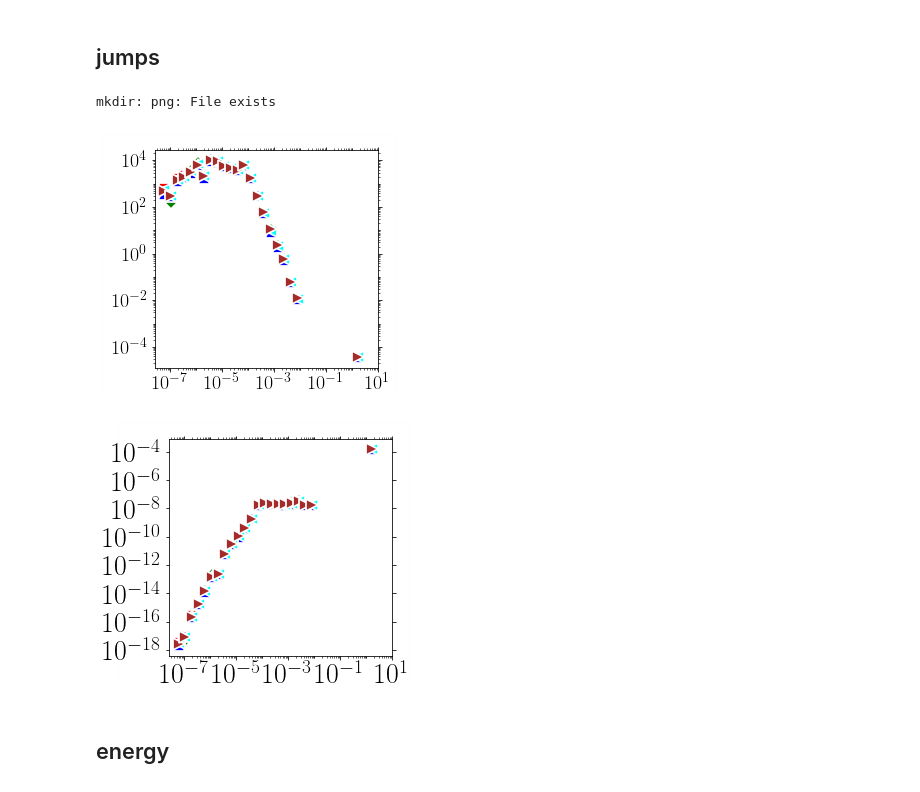
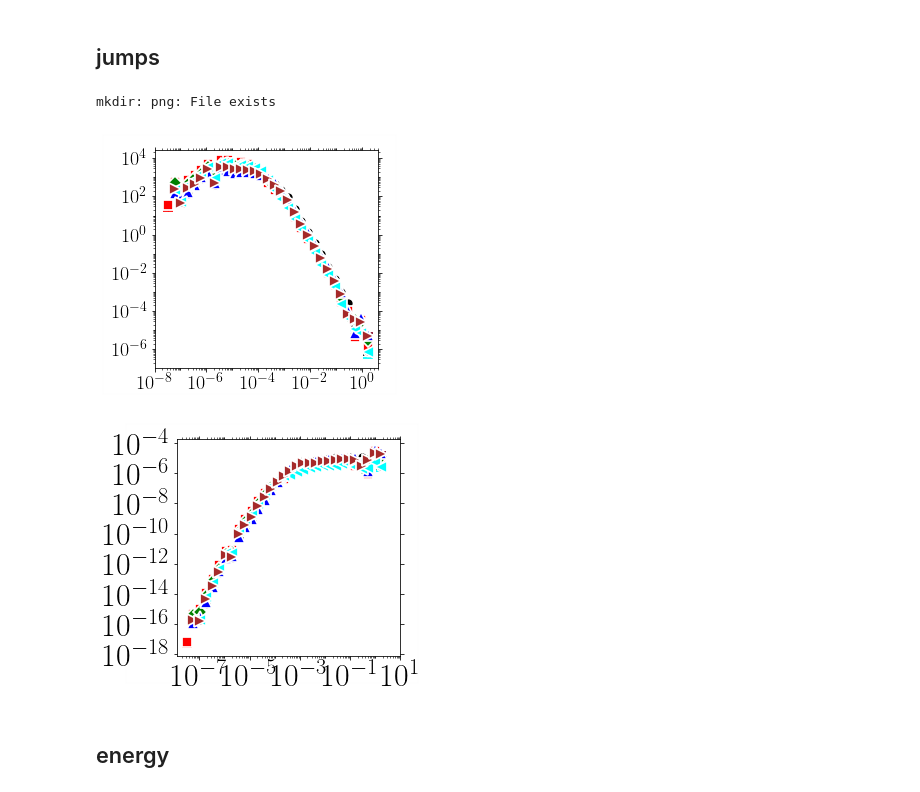
Before and after one commit to kkarimi62/vacancyDiffusion, a Jupyter notebook: postproc/postproc.ipynb, the cells around one changed output. Saved outputs shown, nothing was run; the diff lists cells and outputs as text; code cells hidden in the pictures.

```diff
--- a/postproc/postproc.ipynb
+++ b/postproc/postproc.ipynb
@@ -1268,12 +1284,18 @@ class JumpStats(Temperature):
             hist = data[:,1]
             bin_edges = data[:,0]
             err = data[:,2]
+
+            #--- remove count == 1
+            filtr = err == hist
+            hist = hist[~filtr]
+            bin_edges = bin_edges[~filtr]
+            err = err[~filtr]
             if scale:
-                alpha = 2.8 #2.4
+                alpha = 2.5 #2.8 #2.4
                 hist *= bin_edges ** alpha
                 err  *= bin_edges ** alpha
         #--- plot
-            temp= [1000,1200,1400,1600,1800,2000][indx]
+#            temp= [1000,1200,1400,1600,1800,2000][indx]
             utl.PltErr(bin_edges,hist,
                           yerr=err,
                    attrs=symbols.GetAttrs(count=indx%7,label=r'$%s$'%temp,fmt='.'),
@@ -1285,8 +1307,7 @@ class JumpStats(Temperature):
                    None,
                    ax=self.ax,
                    Plot=False,
-
-#                    legend=legends.Get(),
+#                     legend=legends.Get(),
                    DrawFrame=DRAW_FRAME,
                    **kwargs
                   )
@@ -1298,43 +1319,43 @@ if not eval(confParser['flags']['RemoteMachine']):
     stats = JumpStats(
 #        [1000,1200,1400,1600,1800,2000],
         [1000,1200,1400,1600,1800,2000],
 #        np.arange(1000,1440,80),
         1,
 #        verbose=True
                      )
-#    stats.Parse( list(map(lambda x:'CantorNatom16KTemp%sKEnsemble8/Run%s/msd/event_jumps.txt'%(x[0],x[1]),
-    stats.Parse( list(map(lambda x:'NiNatom16KTemp%sK/Run%s/msd/event_jumps.txt'%(x[0],x[1]),
+    stats.Parse( list(map(lambda x:'CantorNatom16KTemp%sKEnsemble8/Run%s/msd/event_jumps.txt'%(x[0],x[1]),
+#    stats.Parse( list(map(lambda x:'NiNatom16KTemp%sK/Run%s/msd/event_jumps.txt'%(x[0],x[1]),
                          stats.temps_runs ))
                )
     stats.PlotPdf(scale=False,
                         **{'xscale':'log',
                   'yscale':'log',
-#                   'xlim':(1e-9,1e-3),
+                   'xlim':(1e-8,4e0),
 #                   'ylim':(1e-3,1e1), #(1e-5,1e2),
 #                           'xstr':r'$\Delta t$',
 #                           'ystr':r'$P(\Delta t)$',
                         'ndecade_x':2,'ndecade_y':2,
-                    'bbox_to_anchor':(0.62,0.26,0.5,0.5),
-                   'title':'png/jumpsPdf_ni.png'},
+                    'bbox_to_anchor':(0.56,0.27,0.5,0.5),
+                   'title':'png/jumpsPdf_cantor.png'},
 
                        )
 
     stats.PlotPdf(scale=True,
                 **{'xscale':'log',
                   'yscale':'log',
-                   'fontsize':28,
-#                   'xlim':(1e-9,1e-3),
+                   'fontsize':32,
+#                   'xlim':(1e-8,2e0),
 #                   'ylim':(1e-3,1e1), #(1e-5,1e2),
 #                           'xstr':r'$\Delta t$',
 #                           'ystr':r'$P(\Delta t)$',
                         'ndecade_x':2,'ndecade_y':2,
-                   'title':'png/jumpsPdf_rescaled_ni.png'},
+                   'title':'png/jumpsPdf_rescaled_cantor.png'},
 
                        )
 # %% [output]
 mkdir: png: File exists
-[figure, old version]
+[figure, new version]
-[figure, old version]
+[figure, new version]
 # %%
 Energy = lmpData.headers['Energy']
 # %% [markdown]
```
Also changed, not shown: parts of 2 cells of this notebook.
